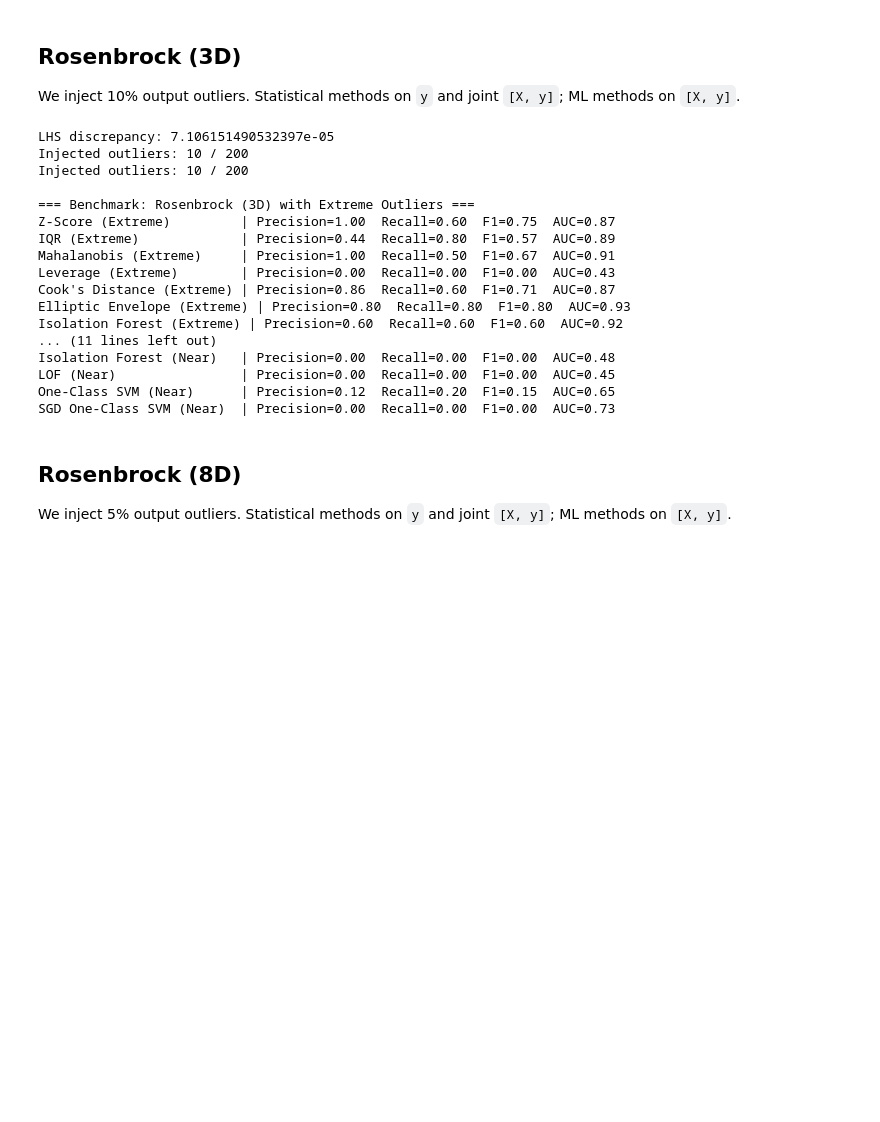
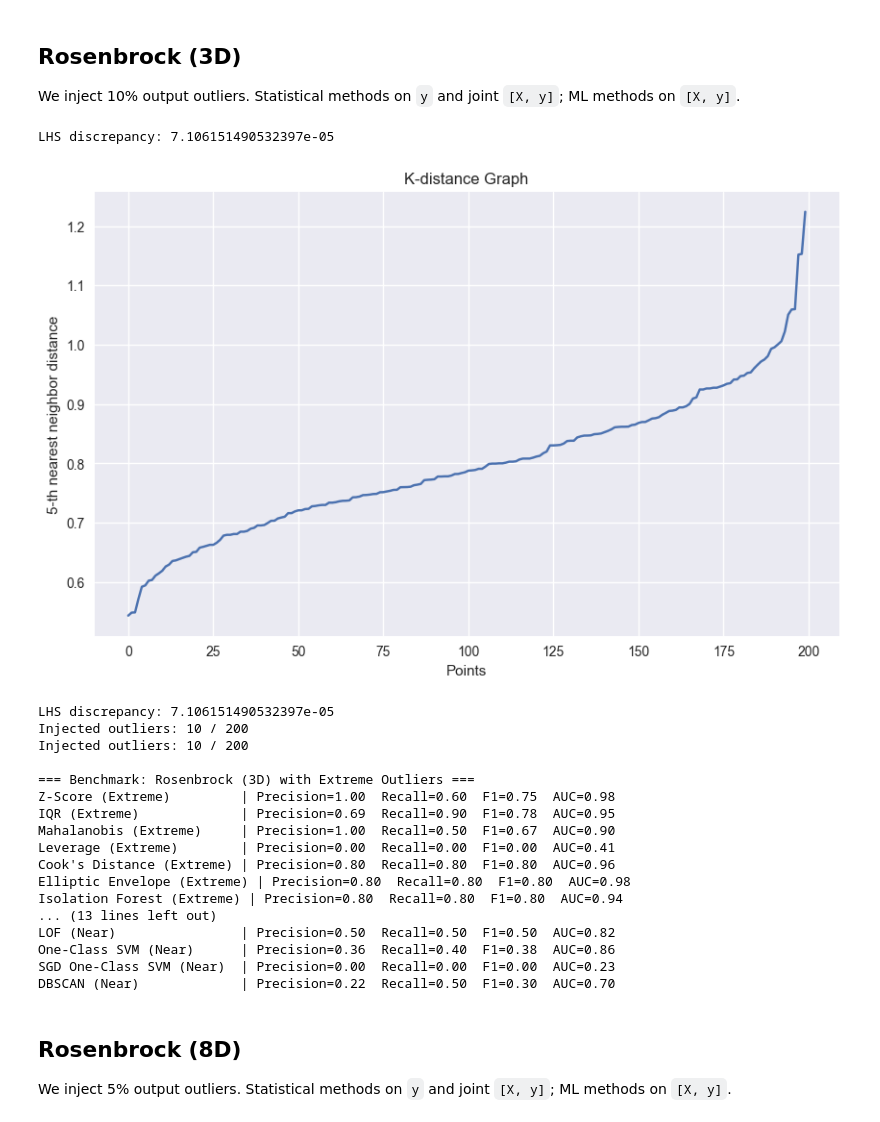
Before and after one commit to joelkdb/Outlier-Detection-Research, a Jupyter notebook: outlier_detection_methods.ipynb, the cells around one changed output. Saved outputs shown, nothing was run; the diff lists cells and outputs as text; code cells hidden in the pictures; blank space fills up the shorter version.

```diff
--- a/outlier_detection_methods.ipynb
+++ b/outlier_detection_methods.ipynb
@@ -1003,6 +1045,18 @@ SGD One-Class SVM (Near)  | Precision=0.00  Recall=0.00  F1=0.00  AUC=0.47
 ## Rosenbrock (3D)
 
 We inject 10% output outliers. Statistical methods on `y` and joint `[X, y]`; ML methods on `[X, y]`.
+# %%
+bench = Benchmark("rosenbrock", dim=3)
+N = 200
+X = bench.sample_lhs(N)
+y = bench.evaluate(X)
+y = np.asarray(y).reshape(-1)
+
+# Plot k-distance graph
+plot_k_distance_graph(X, k=5)
+# %% [output]
+LHS discrepancy: 7.106151490532397e-05
+[figure, added]
 # %%
 bench = Benchmark("rosenbrock", dim=3)
 N = 200
@@ -1022,29 +1076,29 @@ print(f"Injected outliers: {len(idx_extreme)} / {N}")
 
 print(f"\n=== Benchmark: {bench.name.title()} ({bench.dim}D) with Extreme Outliers ===")
 y_score, y_true = run_detection(X, y_noisy_extreme, idx_extreme, bench.name, contamination_rate,
-                                stat, ml, y_score, y_true, label_suffix=" (Extreme)")
+                                stat, ml, y_score, y_true, label_suffix=" (Extreme)", eps=1, min_samples=(bench.dim*bench.dim))
 
 print(f"\n=== Benchmark: {bench.name.title()} ({bench.dim}D) with Near Outliers ===")
 y_score, y_true = run_detection(X, y_noisy_near, idx_near, bench.name, contamination_rate,
-                                stat, ml, y_score, y_true, label_suffix=" (Near)")
+                                stat, ml, y_score, y_true, label_suffix=" (Near)", eps=1, min_samples=(bench.dim*bench.dim))
 # %% [output]
 LHS discrepancy: 7.106151490532397e-05
 Injected outliers: 10 / 200
 Injected outliers: 10 / 200
 
 === Benchmark: Rosenbrock (3D) with Extreme Outliers ===
-Z-Score (Extreme)         | Precision=1.00  Recall=0.60  F1=0.75  AUC=0.87
-IQR (Extreme)             | Precision=0.44  Recall=0.80  F1=0.57  AUC=0.89
-Mahalanobis (Extreme)     | Precision=1.00  Recall=0.50  F1=0.67  AUC=0.91
-Leverage (Extreme)        | Precision=0.00  Recall=0.00  F1=0.00  AUC=0.43
-Cook's Distance (Extreme) | Precision=0.86  Recall=0.60  F1=0.71  AUC=0.87
-Elliptic Envelope (Extreme) | Precision=0.80  Recall=0.80  F1=0.80  AUC=0.93
-Isolation Forest (Extreme) | Precision=0.60  Recall=0.60  F1=0.60  AUC=0.92
-... (11 lines left out)
-Isolation Forest (Near)   | Precision=0.00  Recall=0.00  F1=0.00  AUC=0.48
-LOF (Near)                | Precision=0.00  Recall=0.00  F1=0.00  AUC=0.45
-One-Class SVM (Near)      | Precision=0.12  Recall=0.20  F1=0.15  AUC=0.65
-SGD One-Class SVM (Near)  | Precision=0.00  Recall=0.00  F1=0.00  AUC=0.73
+Z-Score (Extreme)         | Precision=1.00  Recall=0.60  F1=0.75  AUC=0.98
+IQR (Extreme)             | Precision=0.69  Recall=0.90  F1=0.78  AUC=0.95
+Mahalanobis (Extreme)     | Precision=1.00  Recall=0.50  F1=0.67  AUC=0.90
+Leverage (Extreme)        | Precision=0.00  Recall=0.00  F1=0.00  AUC=0.41
+Cook's Distance (Extreme) | Precision=0.80  Recall=0.80  F1=0.80  AUC=0.96
+Elliptic Envelope (Extreme) | Precision=0.80  Recall=0.80  F1=0.80  AUC=0.98
+Isolation Forest (Extreme) | Precision=0.80  Recall=0.80  F1=0.80  AUC=0.94
+... (13 lines left out)
+LOF (Near)                | Precision=0.50  Recall=0.50  F1=0.50  AUC=0.82
+One-Class SVM (Near)      | Precision=0.36  Recall=0.40  F1=0.38  AUC=0.86
+SGD One-Class SVM (Near)  | Precision=0.00  Recall=0.00  F1=0.00  AUC=0.23
+DBSCAN (Near)             | Precision=0.22  Recall=0.50  F1=0.30  AUC=0.70
 # %% [markdown]
 ## Rosenbrock (8D)
 
```
Also changed, not shown: parts of 32 cells of this notebook.
